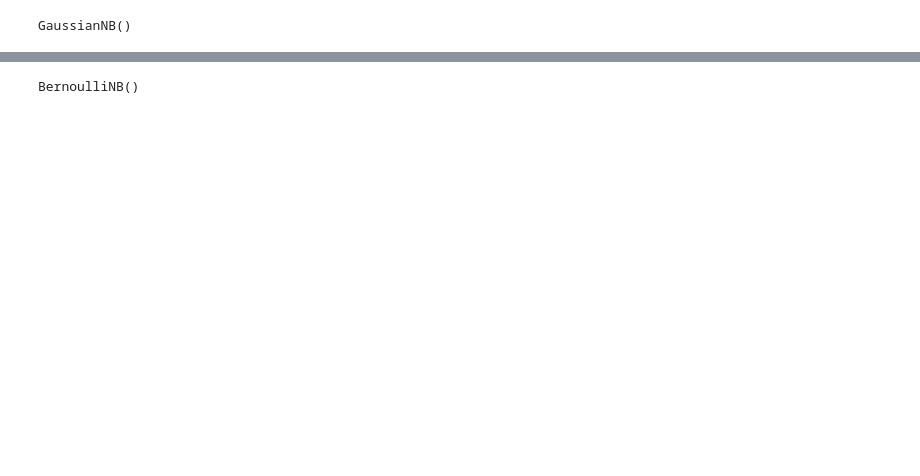
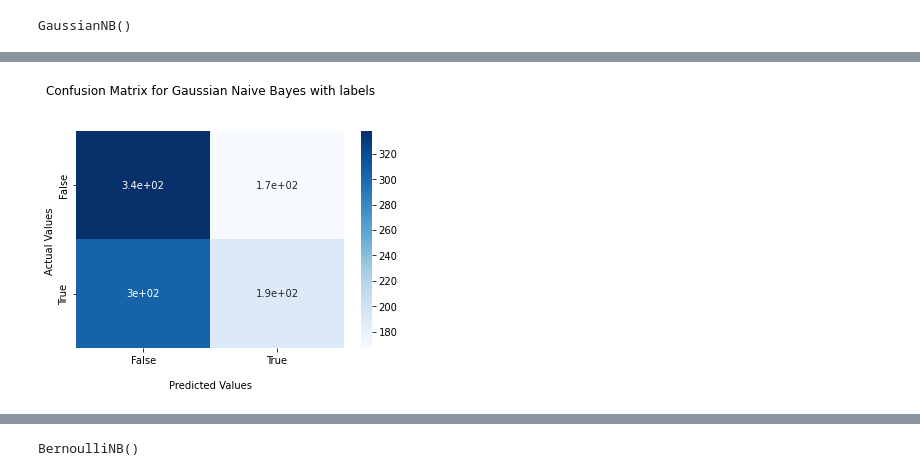
Before and after one commit to prateekmittal154/Movie-Review-Sentiment-Analysis, a Jupyter notebook: Movie Review Sentiment Analysis.ipynb, the cells around one changed output, grey strips where cells are left out. Saved outputs shown, nothing was run; the diff lists cells and outputs as text; code cells hidden in the pictures; blank space fills up the shorter version.

```diff
--- a/Movie Review Sentiment Analysis.ipynb
+++ b/Movie Review Sentiment Analysis.ipynb
@@ -160,3 +187,8 @@ y.shape =  (47500,)
+# %%
+from sklearn.feature_extraction.text import TfidfTransformer
+tfidfconverter = TfidfTransformer()
+
+X = tfidfconverter.fit_transform(X).toarray()
 # %%
 trainx = X
 trainy = y
@@ -167,7 +199,7 @@ Train shapes : trainx = (47500, 1000), trainy = (47500,)
 # %%
 X1= np.array(data_unseen.iloc[:,0].values)
 y1 = np.array(data_unseen.sentiment.values)
-cv= CountVectorizer(max_features=1000)
+cv= CountVectorizer(max_features=1200)
 X1=cv.fit_transform(data_unseen.review).toarray()
 print("X1.shape= ", X1.shape)
 print("y1.shape= ", y1.shape)
@@ -205,3 +237,19 @@ print(cm)
+# %%
+import matplotlib.pyplot as plt
+import seaborn as sns
+%matplotlib inline
+
+ax = sns.heatmap(cm, annot=True, cmap='Blues')
+ax.set_title('Confusion Matrix for Gaussian Naive Bayes with labels\n\n');
+ax.set_xlabel('\nPredicted Values')
+ax.set_ylabel('Actual Values ');
+## Ticket labels - List must be in alphabetical order
+ax.xaxis.set_ticklabels(['False','True'])
+ax.yaxis.set_ticklabels(['False','True'])
+## Display the visualization of the Confusion Matrix.
+plt.show()
+# %% [output]
+[figure, added]
 # %%
 mnb= MultinomialNB(alpha=1.0,fit_prior=True)
 mnb.fit(trainx, trainy)
```
Also changed, not shown: parts of 25 cells of this notebook, 2 other files.
